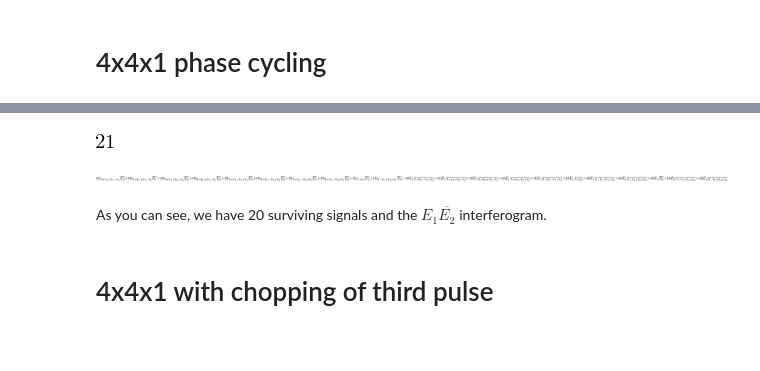
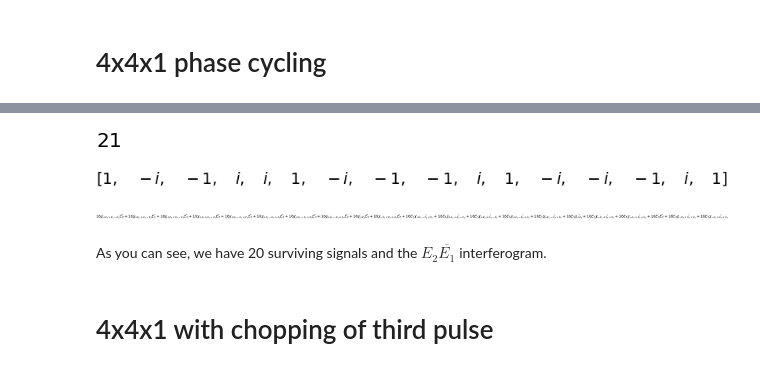
Before and after one commit to spalato/sigmd, a Jupyter notebook: notebooks/collinear_3p.ipynb, the cells around one changed output, grey strips where cells are left out. Saved outputs shown, nothing was run; the diff lists cells and outputs as text; code cells hidden in the pictures; blank space fills up the shorter version.

```diff
--- a/notebooks/collinear_3p.ipynb
+++ b/notebooks/collinear_3p.ipynb
@@ -16,7 +16,6 @@ sy.init_printing()#fontsize="12pt")
 # %% [markdown]
 Collect up to third order with 3 pulses.
 # %%
-sigs = sum(signals_for_order(i, 3, filters=collinear) for i in [1,2,3])
-# TODO: we have both \chi_-k3 and \chi_k3. Only one of these should survive!
+sigs = sum(sum(signals_for_order(i, 3, filters=collinear)) for i in [1,2,3])
 sigs
 # %% [output]
@@ -51,16 +50,20 @@ phases
 # %%
 alpha_r = (-1, 1, 1)
 w_r = weights(alpha_r, phases)
 cycled = phase_cycle(detected, phases, w_r)
-len(cycled.args) # we still have way too many elements to cope with
+len(cycled.expand().args) # we still have way too many elements to cope with
 # %% [output]
-[figure, old version]
+[figure, new version]
+# %%
+w_r
+# %% [output]
+[figure, added]
 # %%
-cycled
+cycled.expand()
 # %% [output]
-[figure, old version]
+[figure, new version]
 # %% [markdown]
-As you can see, we have 20 surviving signals and the $E_1\overline{E_2}$ interferogram.
+As you can see, we have 20 surviving signals and the $E_2\overline{E_1}$ interferogram.
 # %% [markdown]
 # 4x4x1 with chopping of third pulse
 # %% [markdown]
```
Also changed, not shown: parts of 21 cells of this notebook, 16 other files.
